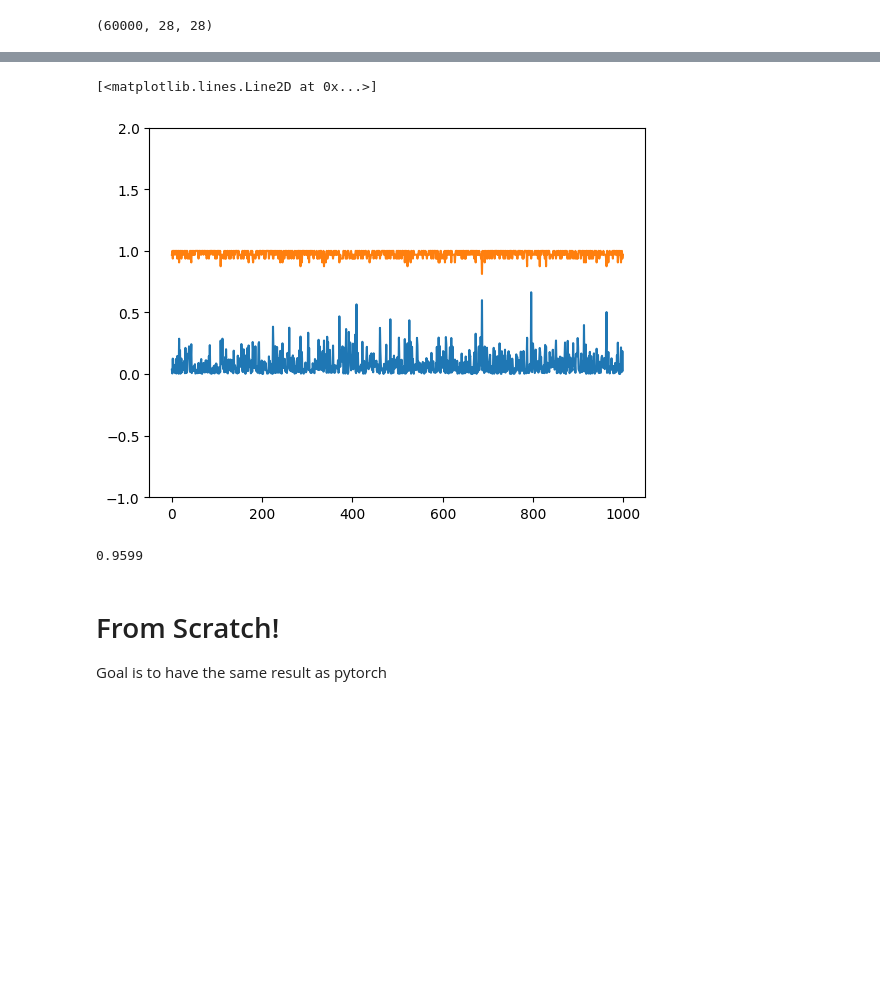
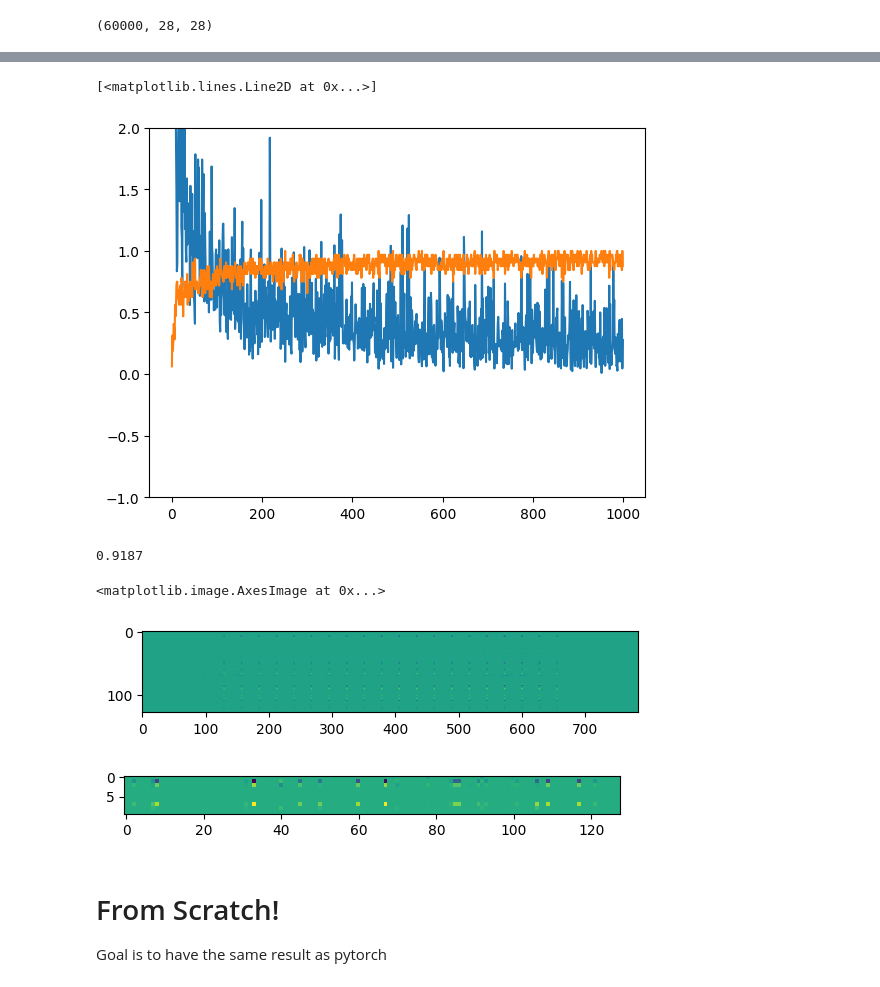
Before and after one commit to tthuwng/ainb, a Jupyter notebook: mnist_from_scratch.ipynb, the cells around one changed output, grey strips where cells are left out. Drawn from its saved outputs; the diff is of its cells as text; code cells hidden in the pictures; blank space fills up the shorter version.

Commit message:
backward is hard

```diff
--- a/mnist_from_scratch.ipynb
+++ b/mnist_from_scratch.ipynb
@@ -48,18 +50,20 @@ imshow(X_train[1]), Y_train[1]
 # model in pytorch
 import torch
 import torch.nn as nn
+import torch.nn.functional as F
 
 # implement in pytorch
 class BobNet(torch.nn.Module):
   def __init__(self):
     super(BobNet, self).__init__()
     self.l1 = nn.Linear(784, 128)
-    self.act = nn.ReLU()
     self.l2 = nn.Linear(128,10)
+    self.sm = nn.LogSoftmax(dim=1)
+
   def forward(self,x):
-    x = self.l1(x)
-    x = self.act(x)
+    x = F.relu(self.l1(x))
     x = self.l2(x)
+    x = self.sm(x)
     return x
 model = BobNet()
 # %%
@@ -114,13 +118,29 @@ plot(losses)
 plot(accuracies)
 # %% [output]
 [<matplotlib.lines.Line2D at 0x...>]
-[figure, old version]
+[figure, new version]
 # %%
 # evaluation
 Y_test_preds = torch.argmax(model(torch.tensor(X_test.reshape((-1, 28*28))).float()), dim=1).numpy()
 (Y_test == Y_test_preds).mean()
 # %% [output]
-0.9599
+0.9187
+# %%
+# compute gradients in torch
+samp = [0,1,2,3]
+model.zero_grad()
+out = model(torch.tensor(X_test[samp].reshape((-1, 28*28))).float())
+out.retain_grad()
+loss = loss_func(out, torch.tensor(Y_test[samp]).long()).mean()
+loss.retain_grad()
+loss.backward()
+imshow(model.l1.weight.grad)
+figure()
+imshow(model.l2.weight.grad)
+# %% [output]
+<matplotlib.image.AxesImage at 0x...>
+[figure, added]
+[figure, added]
 # %% [markdown]
 # From Scratch!
 Goal is to have the same result as pytorch
```
Also changed, not shown: parts of 22 cells of this notebook.
